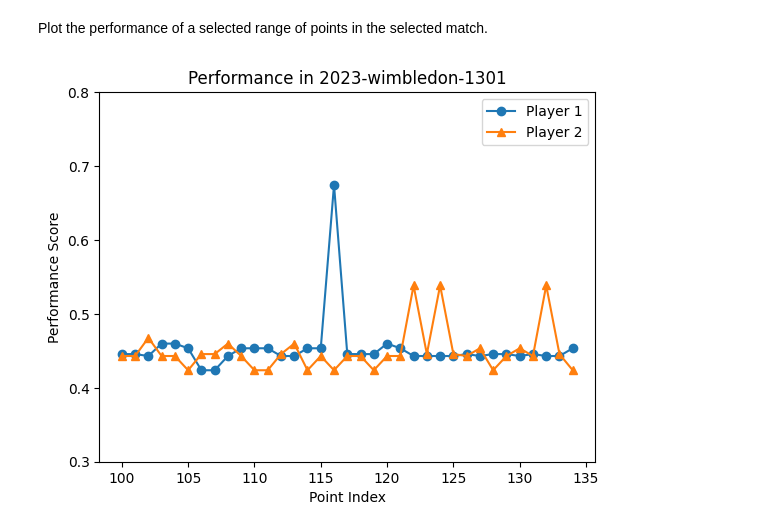
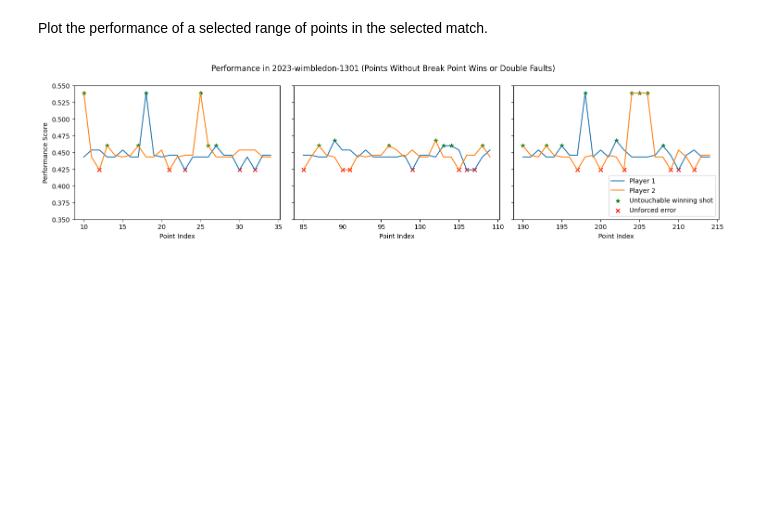
Before and after one commit to Charlie-XIAO/MCM24-xzz, a Jupyter notebook: q1.ipynb, the cells around one changed output. Drawn from its saved outputs; the diff is of its cells as text; code cells hidden in the pictures; blank space fills up the shorter version.

```diff
--- a/q1.ipynb
+++ b/q1.ipynb
@@ -236,24 +195,42 @@ plt.show()
 # %% [markdown]
 Plot the performance of a selected range of points in the selected match.
-# %%
-selected_range = list(range(100, 135))
-plt.plot(
-    selected_range,
-    df_performance.loc[selected_range, "p1"],
-    label="Player 1",
-    marker="o",
-)
-plt.plot(
-    selected_range,
-    df_performance.loc[selected_range, "p2"],
-    label="Player 2",
-    marker="^",
-)
-plt.xlabel("Point Index")
-plt.ylabel("Performance Score")
-plt.ylim(0.3, 0.8)
-plt.title(f"Performance in {match_id}")
-plt.legend()
-plt.show()
-# %% [output]
-[figure, removed]
+# %%
+def plot_selected_range(ax, selected_range):
+    selected_range = list(range(*selected_range))
+    locator = eval_df_spec.index.get_level_values("point_id").isin(selected_range)
+    df_performance_selected = df_performance.loc[selected_range]
+    winners = eval_df_spec[(eval_df_spec["winner"] == 1) & locator].index
+    unf_errs = eval_df_spec[(eval_df_spec["unf_err"] == 1) & locator].index
+
+    ax.plot(selected_range, df_performance_selected["p1"], label="Player 1")
+    ax.plot(selected_range, df_performance_selected["p2"], label="Player 2")
+    ax.scatter(
+        winners.get_level_values("point_id"),
+        eval_df_spec.loc[winners, "performance"],
+        color="green",
+        marker="*",
+        label="Untouchable winning shot",
+    )
+    ax.scatter(
+        unf_errs.get_level_values("point_id"),
+        eval_df_spec.loc[unf_errs, "performance"],
+        color="red",
+        marker="x",
+        label="Unforced error",
+    )
+    ax.set_xlabel("Point Index")
+    ax.set_ylim(0.35, 0.55)
+# %%
+selected_ranges = [(10, 35), (85, 110), (190, 215)]
+fig, axes = plt.subplots(1, len(selected_ranges), figsize=(5 * len(selected_ranges), 4), sharey=True)
+if len(selected_ranges) == 1:
+    axes = [axes]
+for i, (ax, selected_range) in enumerate(zip(axes, selected_ranges)):
+    plot_selected_range(ax, selected_range)
+axes[0].set_ylabel("Performance Score")
+axes[-1].legend(loc="lower right")
+fig.suptitle(f"Performance in {match_id} (Points Without Break Point Wins or Double Faults)")
+plt.tight_layout()
+plt.show()
+# %% [output]
+[figure, added]
```
Also changed, not shown: parts of 8 cells of this notebook.
